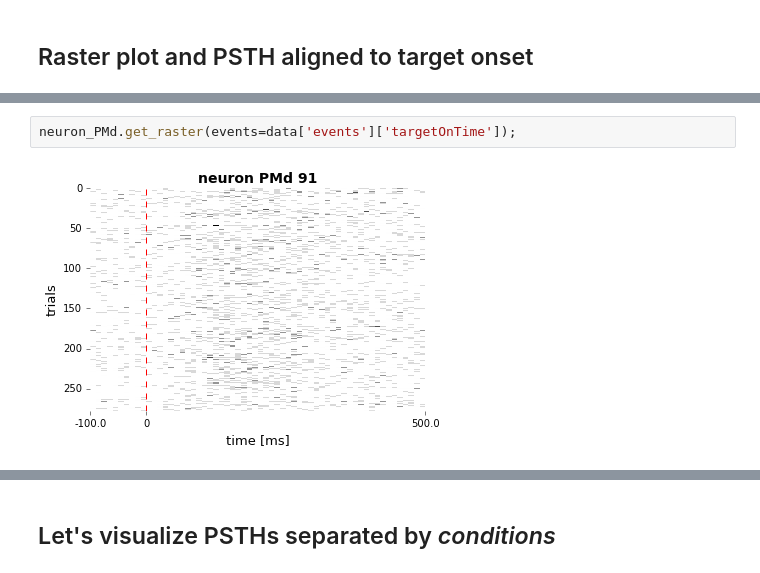
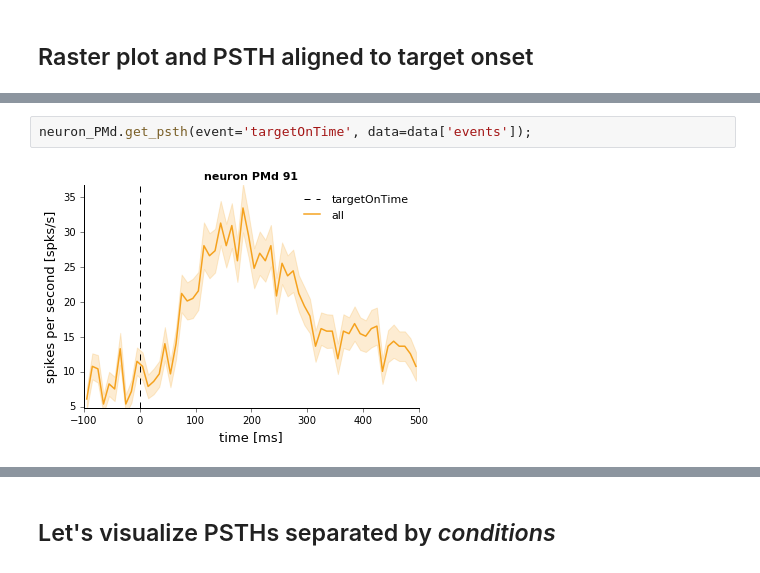
Before and after one commit to KordingLab/spykes, a Jupyter notebook: notebooks_examples/reaching_dataset_example.ipynb, the cells around one changed output, grey strips where cells are left out. Drawn from its saved outputs; the diff is of its cells as text.

```diff
--- a/notebooks_examples/reaching_dataset_example.ipynb
+++ b/notebooks_examples/reaching_dataset_example.ipynb
@@ -41,4 +46,4 @@ neuron_PMd = NeuroVis(spike_times, name = 'PMd %d' % neuron_number)
 # %%
-neuron_PMd.get_raster(events=data['events']['targetOnTime']);
+neuron_PMd.get_psth(event='targetOnTime', data=data['events']);
 # %% [output]
-[figure, old version]
+[figure, new version]
```
Also changed, not shown: parts of 28 cells of this notebook, 5 other files.
